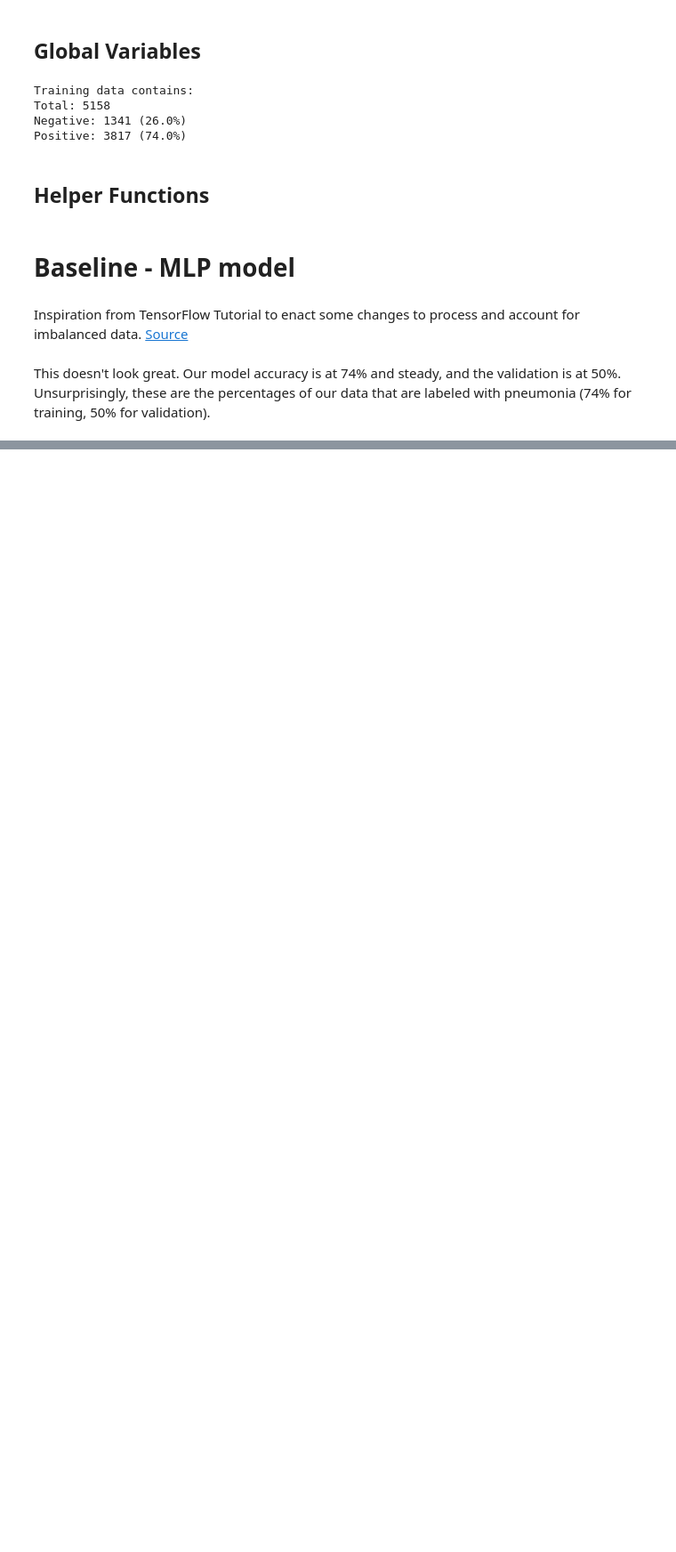
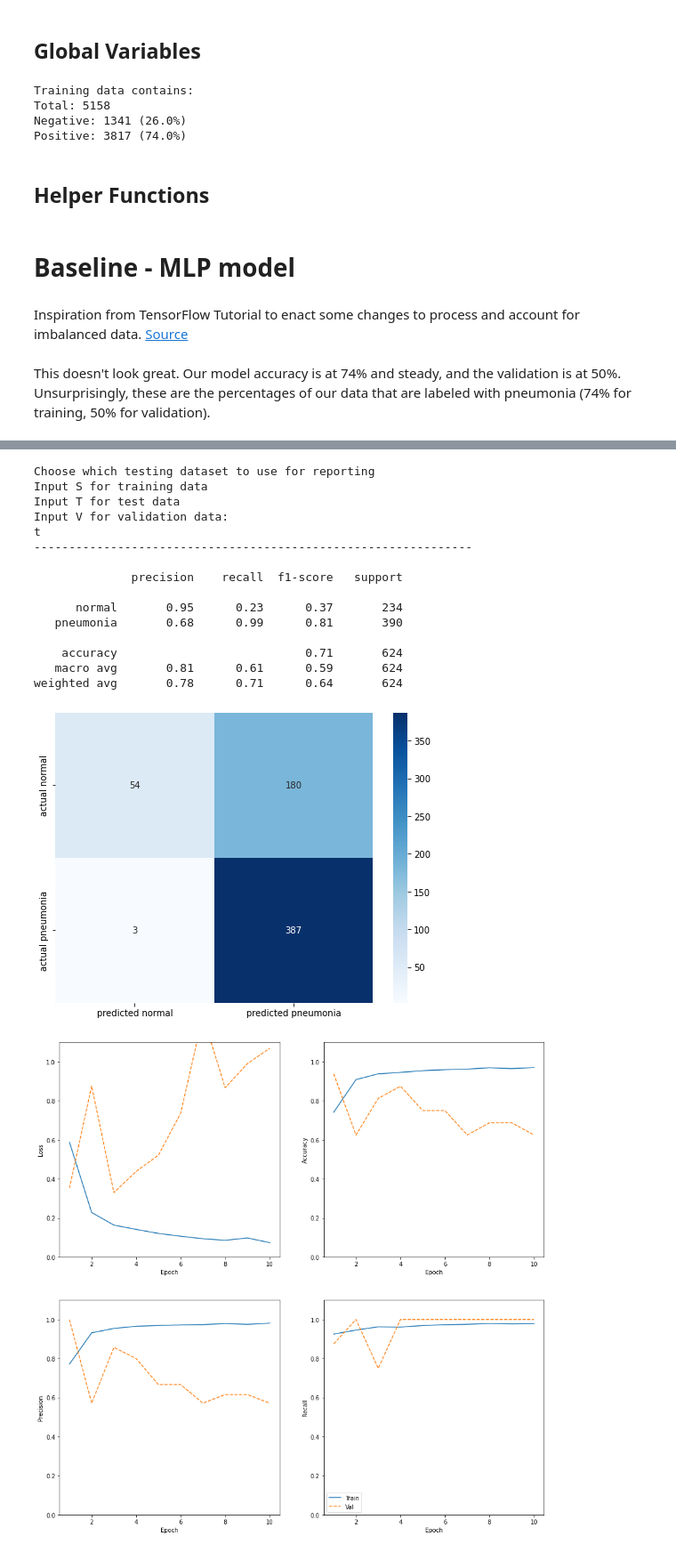
Before and after one commit to brtracy/phase_4_project, a Jupyter notebook: phase_4_project.ipynb, the cells around one changed output, grey strips where cells are left out. Shown at 89% size. Saved outputs shown, nothing was run; the diff lists cells and outputs as text; code cells hidden in the pictures; blank space fills up the shorter version.

```diff
--- a/phase_4_project.ipynb
+++ b/phase_4_project.ipynb
@@ -665,0 +782,23 @@ weighted avg       0.82      0.81      0.81        16
+# %%
+def make_cnn_model():
+
+    model = Sequential()
+    model.add(Conv2D(32, (3,3), activation='relu', input_shape=(256,256,1)))
+    model.add(MaxPooling2D((2,2)))
+    model.add(Conv2D(32, (3,3), activation='relu'))
+    model.add(MaxPooling2D((2,2)))
+    model.add(Conv2D(64, (3,3), activation='relu'))
+    model.add(MaxPooling2D((2,2)))
+    model.add(Conv2D(128, (3,3), activation='relu'))
+    model.add(Flatten())
+    model.add(Dense(256, activation='relu'))
+    model.add(Dropout(0.4))
+    model.add(Dense(1, activation='sigmoid'))
+    model.compile(loss='binary_crossentropy',
+                  optimizer='adam',
+                  metrics=METRICS)
+
+    return model
+
+cnn_model_v4 = make_cnn_model()
+cnn_model_v4.summary()
@@ -665,0 +823,8 @@ weighted avg       0.82      0.81      0.81        16
+# %%
+EPOCHS = 10
+BATCH_SIZE = 256
+
+cnn_model_v4_results = cnn_model_v4.fit(X_train, y_train,
+                                        batch_size=BATCH_SIZE,
+                                        epochs=EPOCHS,
+                                        validation_data=(X_val, y_val))
@@ -665,0 +852,20 @@ weighted avg       0.82      0.81      0.81        16
+# %%
+full_report(cnn_model_v4, cnn_model_v4_results)
+# %% [output]
+Choose which testing dataset to use for reporting
+Input S for training data
+Input T for test data
+Input V for validation data:
+t
+---------------------------------------------------------------
+
+              precision    recall  f1-score   support
+
+      normal       0.95      0.23      0.37       234
+   pneumonia       0.68      0.99      0.81       390
+
+    accuracy                           0.71       624
+   macro avg       0.81      0.61      0.59       624
+weighted avg       0.78      0.71      0.64       624
+[figure, added]
+[figure, added]
```
Also changed, not shown: parts of 87 cells of this notebook, 4 other files.
